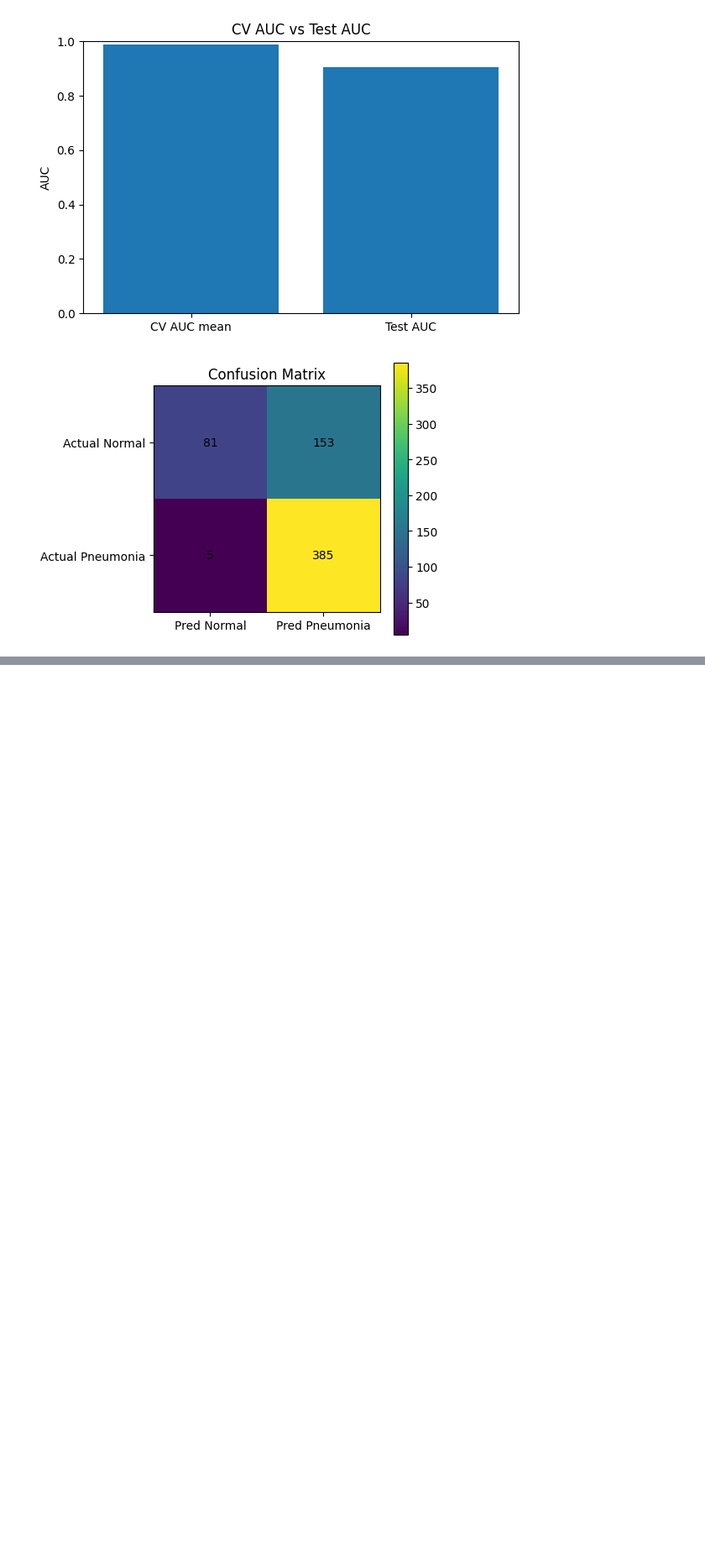
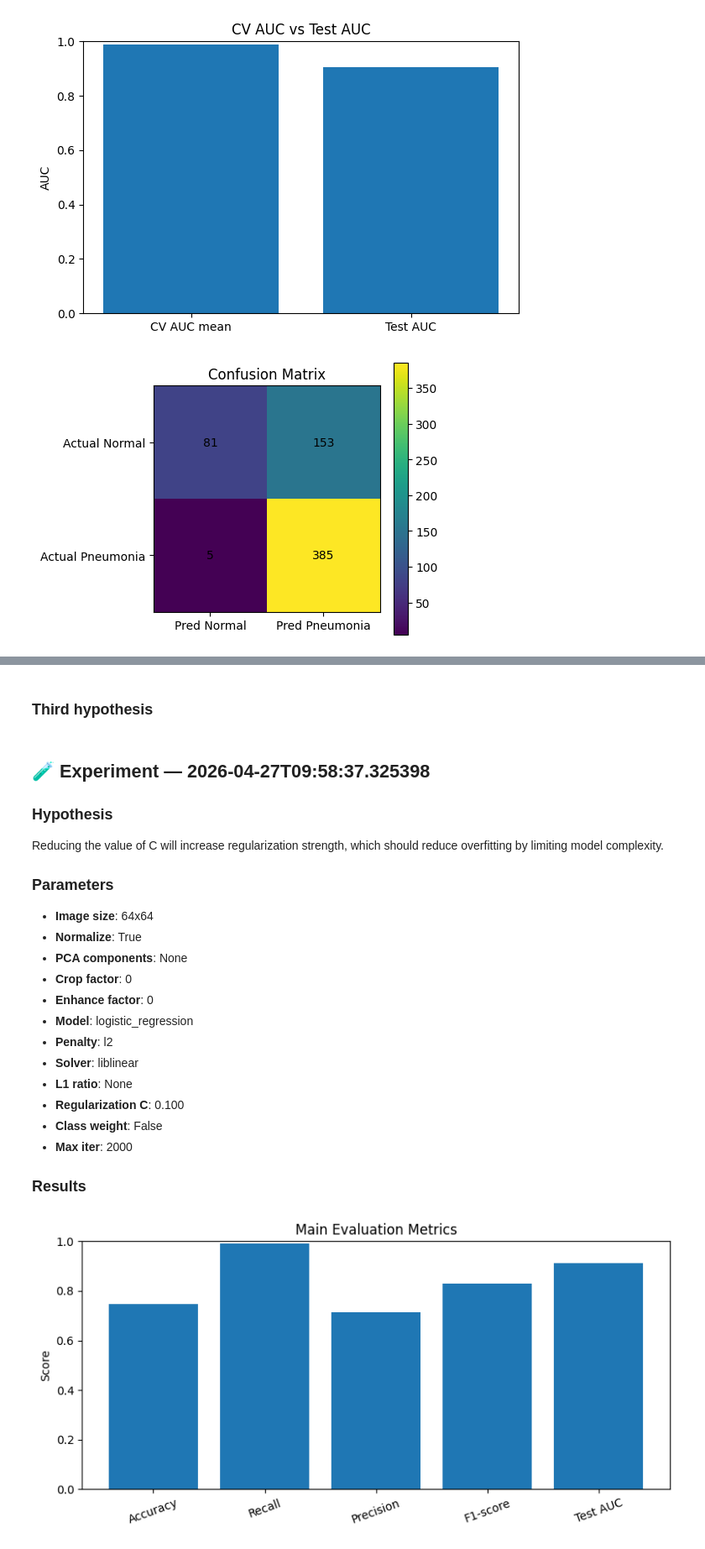
Before and after one commit to Nicolas-Dmb/t-dev-810, a Jupyter notebook: notebooks/logistic_reg.ipynb, the cells around one changed output, grey strips where cells are left out. Shown at 84% size. Saved outputs shown, nothing was run; the diff lists cells and outputs as text; code cells hidden in the pictures; blank space fills up the shorter version.

```diff
--- a/notebooks/logistic_reg.ipynb
+++ b/notebooks/logistic_reg.ipynb
@@ -369,0 +431,27 @@ first try to have result reference with default config
+# %% [markdown]
+### Third hypothesis
+# %%
+display_experiment_from_json("2026-04-27T09:58:37.325398")
+# %% [output]
+
+## 🧪 Experiment — 2026-04-27T09:58:37.325398
+
+### Hypothesis
+Reducing the value of C will increase regularization strength, which should reduce overfitting by limiting model complexity.
+
+### Parameters
+- **Image size**: 64x64
+- **Normalize**: True
+- **PCA components**: None
+- **Crop factor**: 0
+- **Enhance factor**: 0
+- **Model**: logistic_regression
+- **Penalty**: l2
+- **Solver**: liblinear
+- **L1 ratio**: None
+- **Regularization C**: 0.100
+- **Class weight**: False
+- **Max iter**: 2000
+
+### Results
+[figure, added]
```
Also changed, not shown: parts of 26 cells of this notebook, 4 other files.
